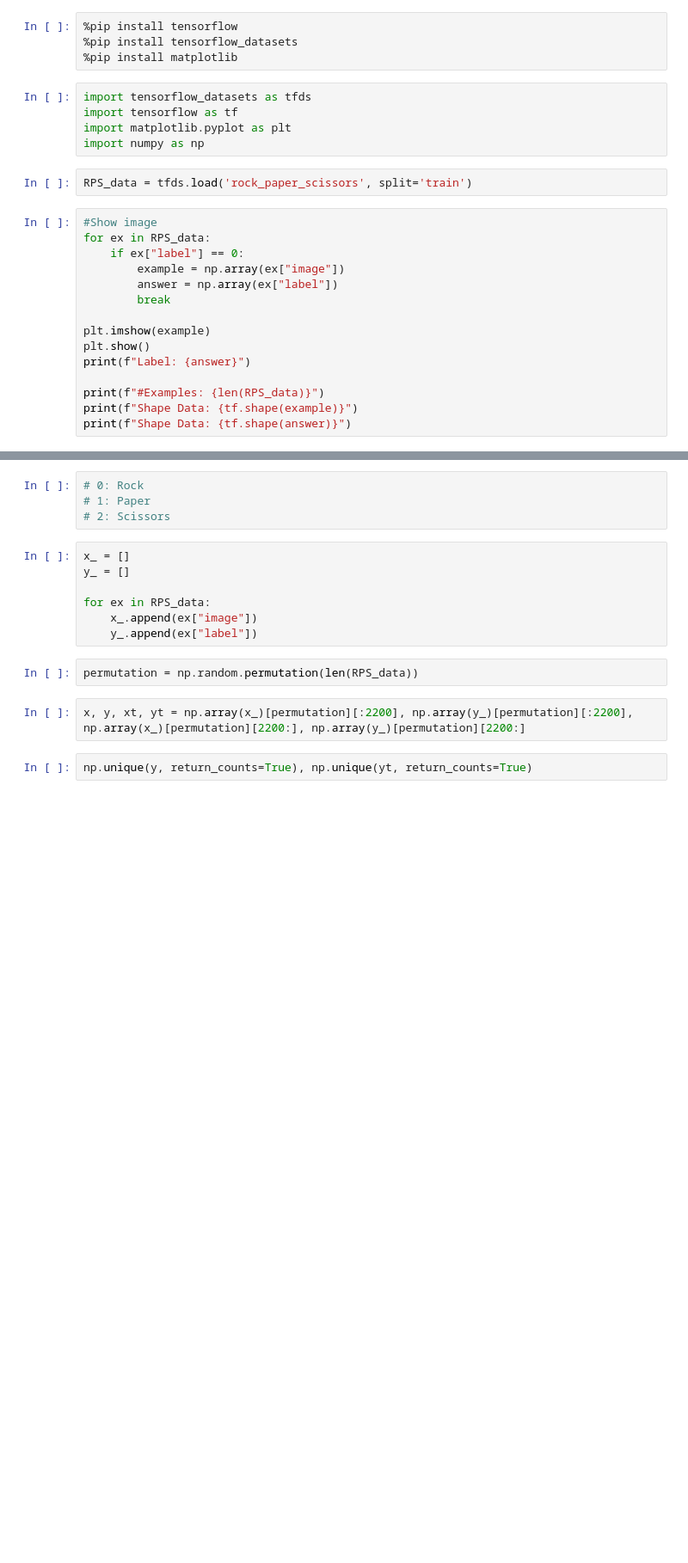
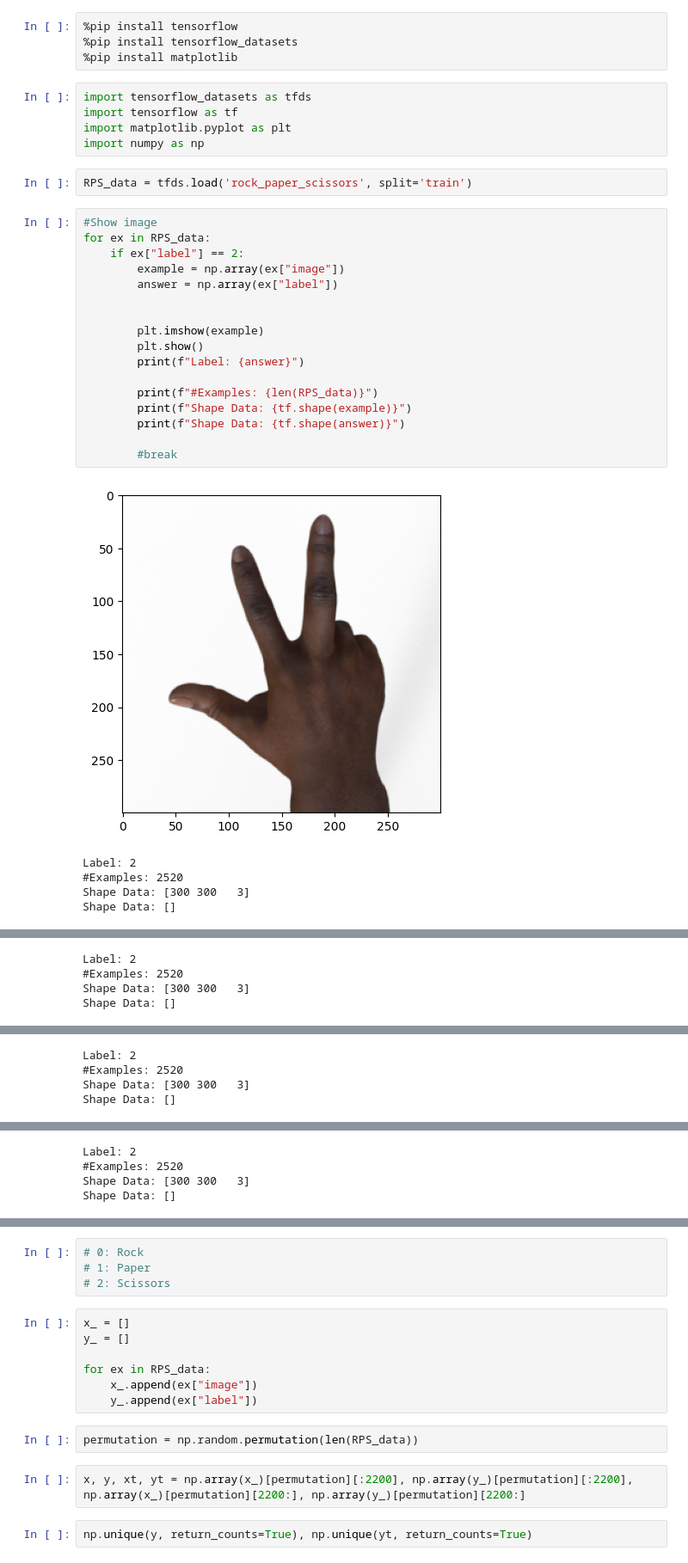
Before and after one commit to dschlesinger/RockPaperScissorsDemo, a Jupyter notebook: train.ipynb, the cells around one changed output, grey strips where cells are left out. Shown at 86% size. Cells and saved outputs as stored; diff of their text form; blank space fills up the shorter version.

```diff
--- a/train.ipynb
+++ b/train.ipynb
@@ -12,15 +12,23 @@ RPS_data = tfds.load('rock_paper_scissors', split='train')
 # %%
 #Show image
 for ex in RPS_data:
-    if ex["label"] == 0:
+    if ex["label"] == 2:
         example = np.array(ex["image"])
         answer = np.array(ex["label"])
-        break
 
-plt.imshow(example)
-plt.show()
-print(f"Label: {answer}")
 
-print(f"#Examples: {len(RPS_data)}")
-print(f"Shape Data: {tf.shape(example)}")
-print(f"Shape Data: {tf.shape(answer)}")
+        plt.imshow(example)
+        plt.show()
+        print(f"Label: {answer}")
+
+        print(f"#Examples: {len(RPS_data)}")
+        print(f"Shape Data: {tf.shape(example)}")
+        print(f"Shape Data: {tf.shape(answer)}")
+
+        #break
+# %% [output]
+[figure, added]
+Label: 2
+#Examples: 2520
+Shape Data: [300 300   3]
+Shape Data: []
@@ -26,0 +36,4 @@ print(f"Shape Data: {tf.shape(answer)}")
+Label: 2
+#Examples: 2520
+Shape Data: [300 300   3]
+Shape Data: []
@@ -26,0 +41,4 @@ print(f"Shape Data: {tf.shape(answer)}")
+Label: 2
+#Examples: 2520
+Shape Data: [300 300   3]
+Shape Data: []
@@ -26,0 +46,4 @@ print(f"Shape Data: {tf.shape(answer)}")
+Label: 2
+#Examples: 2520
+Shape Data: [300 300   3]
+Shape Data: []
```
Also changed, not shown: parts of 1 cell of this notebook, 1 other file.
